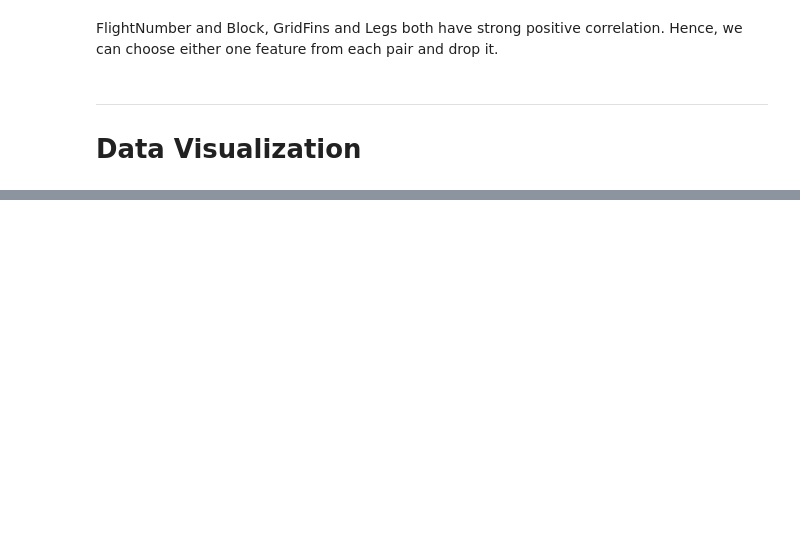
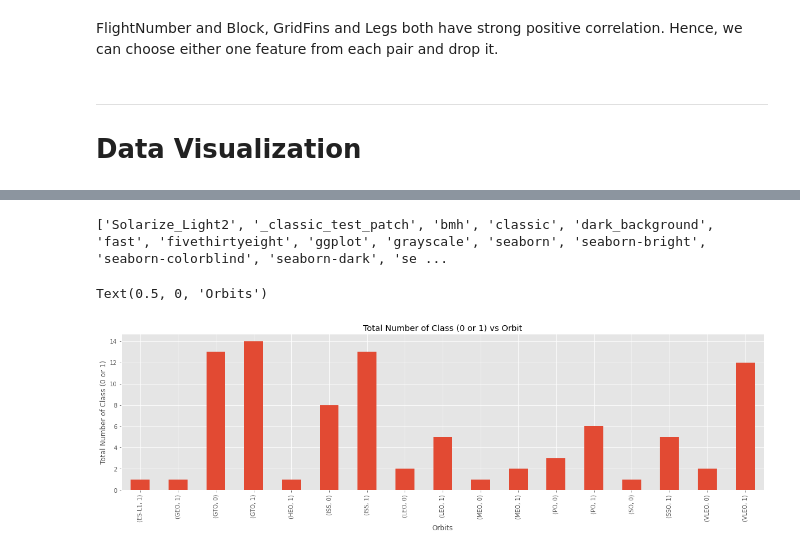
Before and after one commit to JasonnLim/SpaceX, a Jupyter notebook: SpaceX.ipynb, the cells around one changed output, grey strips where cells are left out. Cells and saved outputs as stored; diff of their text form; code cells hidden in the pictures; blank space fills up the shorter version.

Commit message:
[Modified data visualization]

```diff
--- a/SpaceX.ipynb
+++ b/SpaceX.ipynb
@@ -296,0 +297,12 @@ Text(0, 0.5, 'Number of Reused Parts')
+# %%
+print(plt.style.available)
+mpl.style.use(['ggplot'])
+df_new = data.groupby(['Orbit', 'Class'])['Class'].count()
+df_new.plot(kind='bar', figsize=(20, 5))
+plt.title('Total Number of Class (0 or 1) vs Orbit')
+plt.ylabel('Total Number of Class (0 or 1)')
+plt.xlabel('Orbits')
+# %% [output]
+['Solarize_Light2', '_classic_test_patch', 'bmh', 'classic', 'dark_background', 'fast', 'fivethirtyeight', 'ggplot', 'grayscale', 'seaborn', 'seaborn-bright', 'seaborn-colorblind', 'seaborn-dark', 'se ...
+Text(0.5, 0, 'Orbits')
+[figure, added]
```
Also changed, not shown: parts of 8 cells of this notebook.
